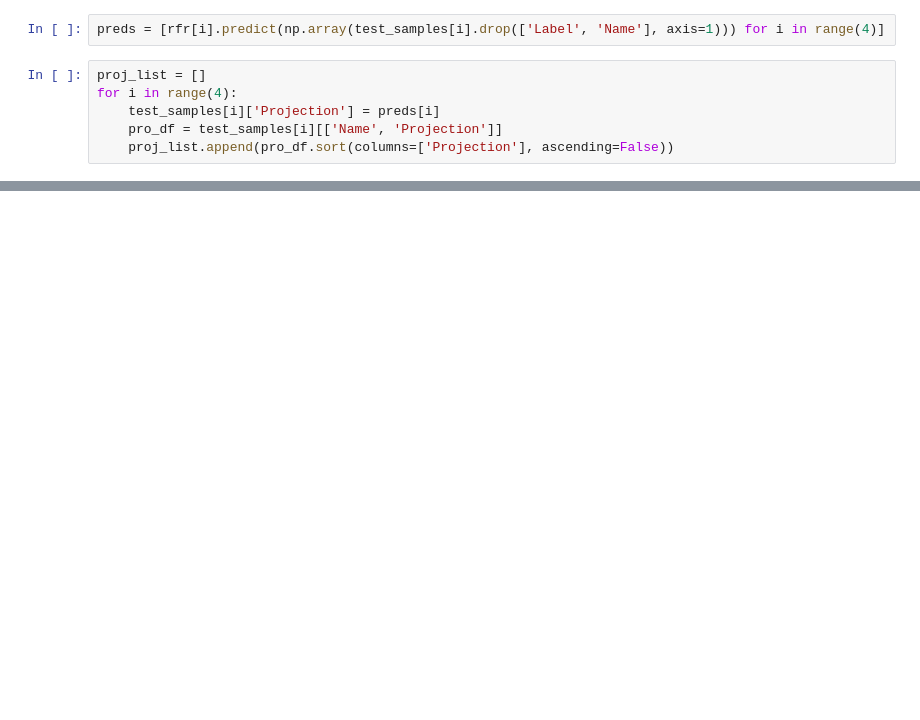
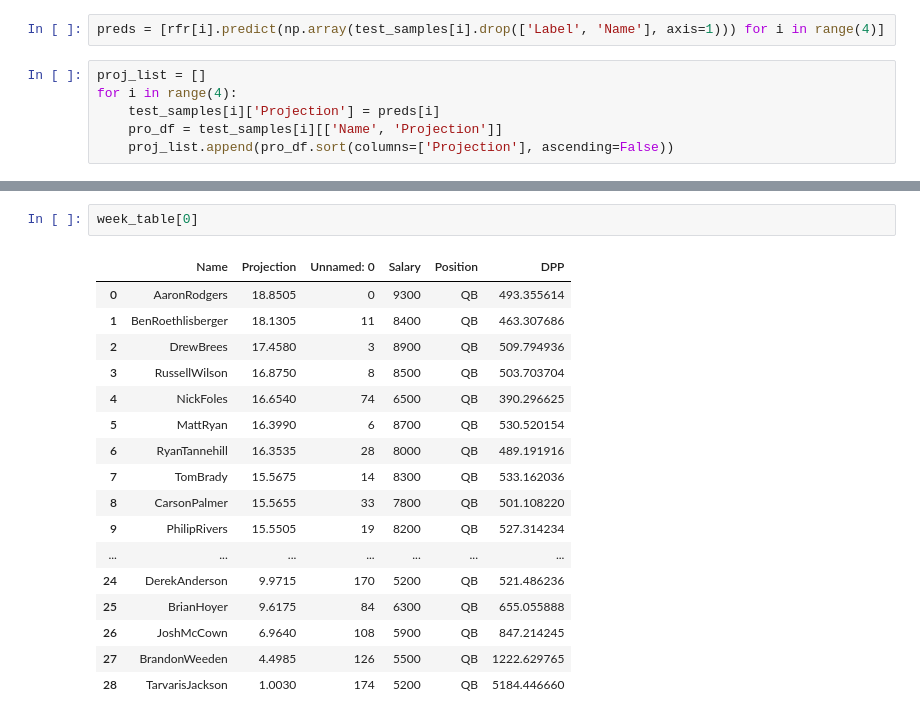
Before and after one commit to keithdlandry/player_stats, a Jupyter notebook: notebooks/gbg_proj.ipynb, the cells around one changed output, grey strips where cells are left out. Drawn from its saved outputs; the diff is of its cells as text; blank space fills up the shorter version.

```diff
--- a/notebooks/gbg_proj.ipynb
+++ b/notebooks/gbg_proj.ipynb
@@ -180,0 +189,20 @@ proj_list[3]
+# %%
+week_table[0]
+# %% [output]
+|  | Name | Projection | Unnamed: 0 | Salary | Position | DPP |
+| 0 | AaronRodgers | 18.8505 | 0 | 9300 | QB | 493.355614 |
+| 1 | BenRoethlisberger | 18.1305 | 11 | 8400 | QB | 463.307686 |
+| 2 | DrewBrees | 17.4580 | 3 | 8900 | QB | 509.794936 |
+| 3 | RussellWilson | 16.8750 | 8 | 8500 | QB | 503.703704 |
+| 4 | NickFoles | 16.6540 | 74 | 6500 | QB | 390.296625 |
+| 5 | MattRyan | 16.3990 | 6 | 8700 | QB | 530.520154 |
+| 6 | RyanTannehill | 16.3535 | 28 | 8000 | QB | 489.191916 |
+| 7 | TomBrady | 15.5675 | 14 | 8300 | QB | 533.162036 |
+| 8 | CarsonPalmer | 15.5655 | 33 | 7800 | QB | 501.108220 |
+| 9 | PhilipRivers | 15.5505 | 19 | 8200 | QB | 527.314234 |
+| ... | ... | ... | ... | ... | ... | ... |
+| 24 | DerekAnderson | 9.9715 | 170 | 5200 | QB | 521.486236 |
+| 25 | BrianHoyer | 9.6175 | 84 | 6300 | QB | 655.055888 |
+| 26 | JoshMcCown | 6.9640 | 108 | 5900 | QB | 847.214245 |
+| 27 | BrandonWeeden | 4.4985 | 126 | 5500 | QB | 1222.629765 |
+| 28 | TarvarisJackson | 1.0030 | 174 | 5200 | QB | 5184.446660 |
```
Also changed, not shown: parts of 15 cells of this notebook, 6 other files.
